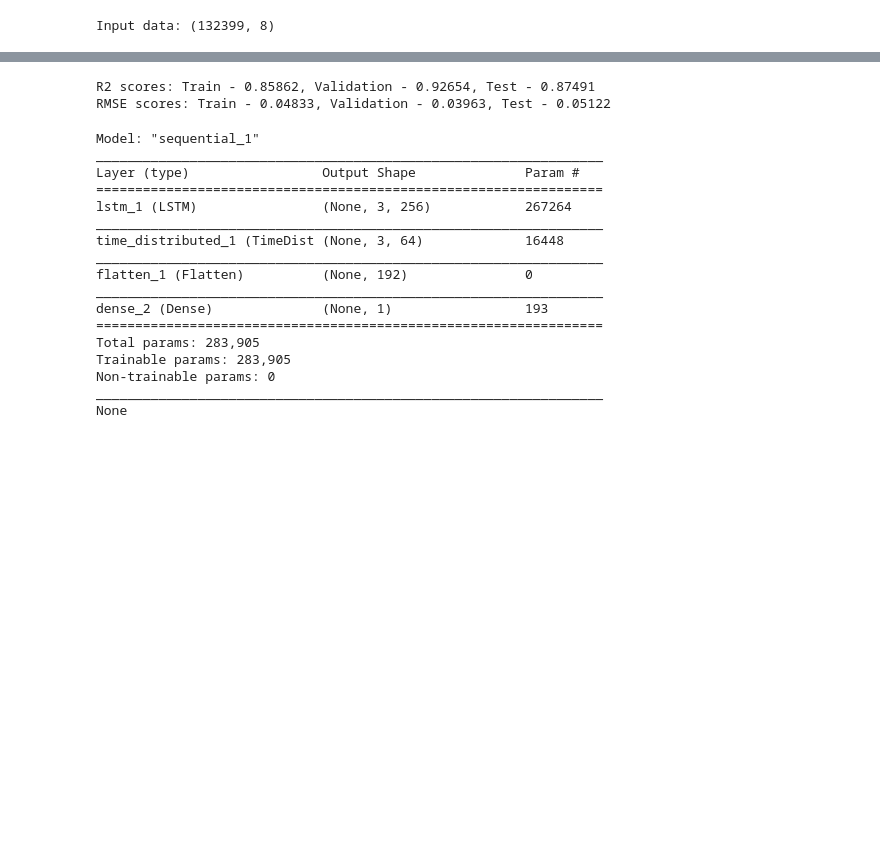
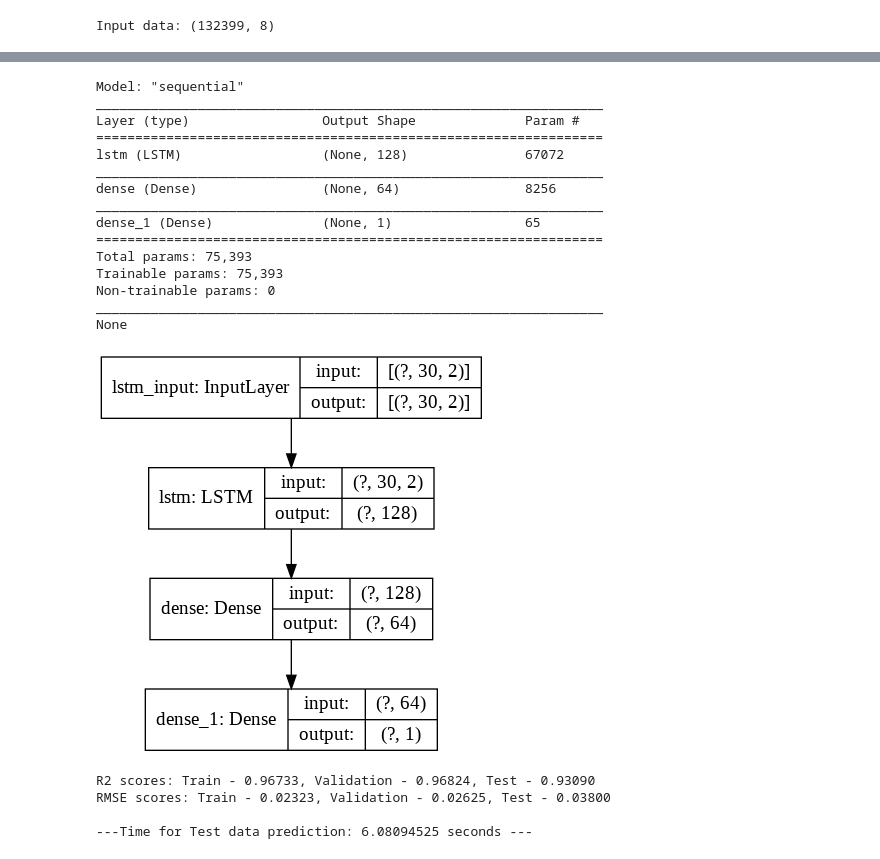
Before and after one commit to vrushaligirkar/Labquake-Prediction, a Jupyter notebook: DeepLearning/lstm_ss.ipynb, the cells around one changed output, grey strips where cells are left out. Saved outputs shown, nothing was run; the diff lists cells and outputs as text; code cells hidden in the pictures; blank space fills up the shorter version.

```diff
--- a/DeepLearning/lstm_ss.ipynb
+++ b/DeepLearning/lstm_ss.ipynb
@@ -125,3 +134,24 @@ Epoch 20/20
+# %%
+print(model.summary())
+plot_model(model, show_shapes=True)
+#model.save('/content/drive/My Drive/Colab Notebooks/Labquake_prediction/MLpreprocessed_code/models/LSTM_ss.h5')
+# %% [output]
+Model: "sequential"
+_________________________________________________________________
+Layer (type)                 Output Shape              Param #
+=================================================================
+lstm (LSTM)                  (None, 128)               67072
+_________________________________________________________________
+dense (Dense)                (None, 64)                8256
+_________________________________________________________________
+dense_1 (Dense)              (None, 1)                 65
+=================================================================
+Total params: 75,393
+Trainable params: 75,393
+Non-trainable params: 0
+_________________________________________________________________
+None
+[figure, added]
 # %%
 # Evaluate the model
 
@@ -133,38 +163,22 @@ y_predVal = model.predict(X_val)
 val_r2 = r2_score(Y_val, y_predVal)
 val_rmse = np.sqrt(mean_squared_error(Y_val, y_predVal))
 
+start_time = time.time()
 y_predTest = model.predict(x_test)
+end_time = time.time()
+
 test_r2 = r2_score(y_test, y_predTest)
 test_rmse = np.sqrt(mean_squared_error(y_test, y_predTest))
 
 print("R2 scores: Train - %0.5f, Validation - %0.5f, Test - %0.5f" %(train_r2, val_r2, test_r2))
 print("RMSE scores: Train - %0.5f, Validation - %0.5f, Test - %0.5f" %(train_rmse, val_rmse, test_rmse))
+
+print("\n---Time for Test data prediction: %0.8f seconds ---" % (end_time - start_time))
 # %% [output]
-R2 scores: Train - 0.85862, Validation - 0.92654, Test - 0.87491
-RMSE scores: Train - 0.04833, Validation - 0.03963, Test - 0.05122
+R2 scores: Train - 0.96733, Validation - 0.96824, Test - 0.93090
+RMSE scores: Train - 0.02323, Validation - 0.02625, Test - 0.03800
+
+---Time for Test data prediction: 6.08094525 seconds ---
-# %%
-# Save the model
-
-print(model.summary())
-#model.save('/content/drive/My Drive/Colab Notebooks/Labquake_prediction/MLpreprocessed_code/models/LSTM_filt.h5')
-# %% [output]
-Model: "sequential_1"
-_________________________________________________________________
-Layer (type)                 Output Shape              Param #
-=================================================================
-lstm_1 (LSTM)                (None, 3, 256)            267264
-_________________________________________________________________
-time_distributed_1 (TimeDist (None, 3, 64)             16448
-_________________________________________________________________
-flatten_1 (Flatten)          (None, 192)               0
-_________________________________________________________________
-dense_2 (Dense)              (None, 1)                 193
-=================================================================
-Total params: 283,905
-Trainable params: 283,905
-Non-trainable params: 0
-_________________________________________________________________
-None
 # %%
 # Results plot
 
```
Also changed, not shown: parts of 9 cells of this notebook.
